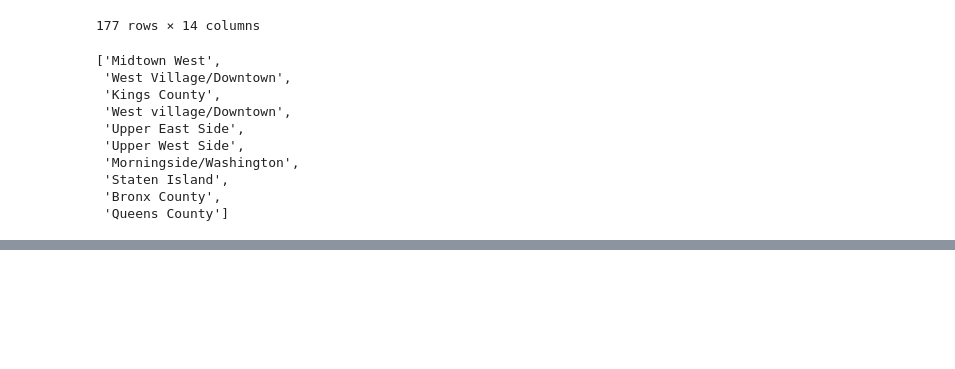
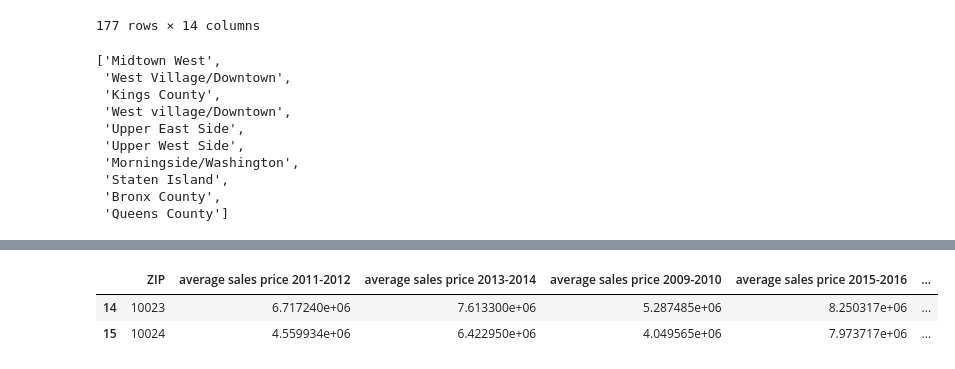
Before and after one commit to nding17/WhiterockAI, a Jupyter notebook: notebooks/sales master summary.ipynb, the cells around one changed output, grey strips where cells are left out. Saved outputs shown, nothing was run; the diff lists cells and outputs as text; code cells hidden in the pictures; blank space fills up the shorter version.

```diff
--- a/notebooks/sales master summary.ipynb
+++ b/notebooks/sales master summary.ipynb
@@ -197,0 +198,6 @@ data.corr()
+# %%
+data
+# %% [output]
+|  | ZIP | average sales price 2011-2012 | average sales price 2013-2014 | average sales price 2009-2010 | average sales price 2015-2016 | ... |
+| 14 | 10023 | 6.717240e+06 | 7.613300e+06 | 5.287485e+06 | 8.250317e+06 | ... |
+| 15 | 10024 | 4.559934e+06 | 6.422950e+06 | 4.049565e+06 | 7.973717e+06 | ... |
```
Also changed, not shown: parts of 1 cell of this notebook, 1 other file.
